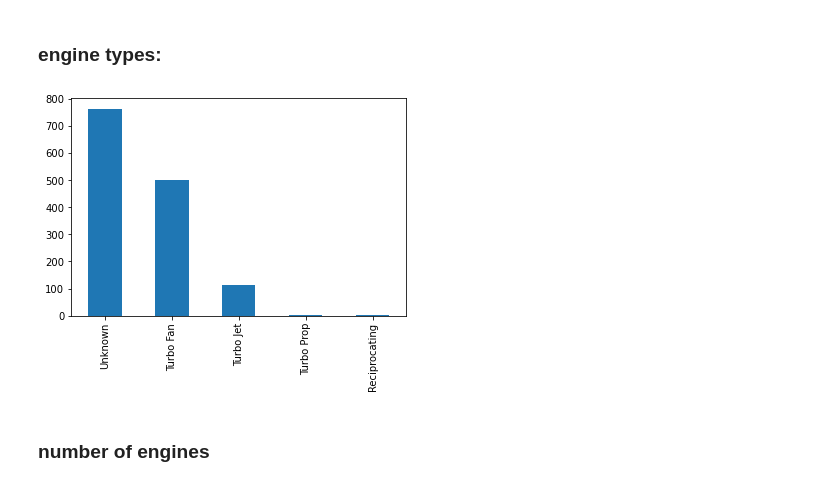
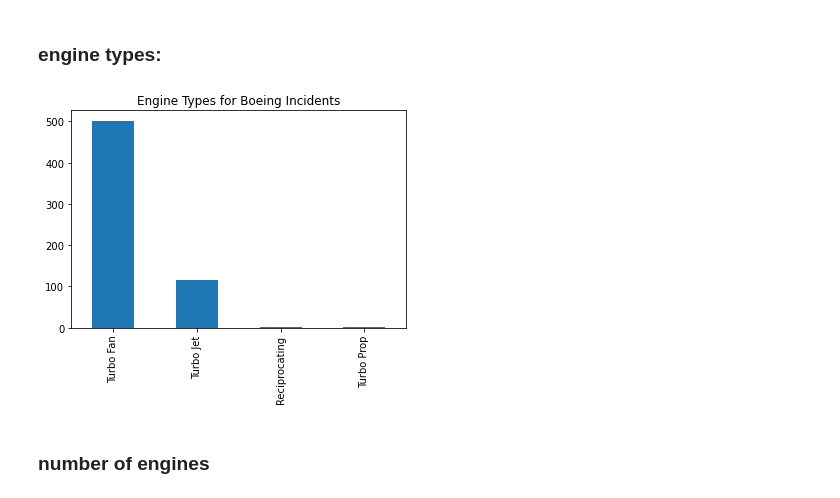
Before and after one commit to dvdhartsman/phase_1_project, a Jupyter notebook: davids_EDA.ipynb, the cells around one changed output. Drawn from its saved outputs; the diff is of its cells as text; code cells hidden in the pictures.

Commit message:
Charts and EDA

```diff
--- a/davids_EDA.ipynb
+++ b/davids_EDA.ipynb
@@ -19,2 +49,2 @@ hypothetical_data = df['total_minor_injuries'].replace("Unknown", 0)
 # %%
-hypothetical_data_ser = df['total_serious_injuries'].replace("Unknown", 0)
+df['total_serious_injuries'] = df['total_serious_injuries'].replace("Unknown", 0)
@@ -45,2 +51,2 @@ Name: total_serious_injuries, dtype: float64
 # %%
-hypothetical_data_fat = df['total_fatal_injuries'].replace("Unknown", 0)
+df['total_fatal_injuries'] = df['total_fatal_injuries'].replace("Unknown", 0)
@@ -89,0 +83,2 @@ df.head()
+# %%
+df["states_names"] = df['location'].map(lambda x: x[-2:])
@@ -111,5 +535,5 @@ df['make'] = df['make'].str.lower()
 # %%
-df['country'] = df['country'].str.upper()
+df['country'] = df['country'].str.lower()
 # %% [markdown]
 ### Gain access to the specific year of date
 # %%
@@ -262,9 +690,9 @@ boeing_inc.head(2)
 # %%
 engine = boeing_inc['engine_type'].value_counts()
 # %%
-engine.plot(kind="bar");
+engine.drop("Unknown").plot(kind="bar", title=("Engine Types for Boeing Incidents"));
 # %% [output]
-[figure, old version]
+[figure, new version]
 # %% [markdown]
 ### number of engines
 # %%
```
Also changed, not shown: parts of 103 cells of this notebook.
